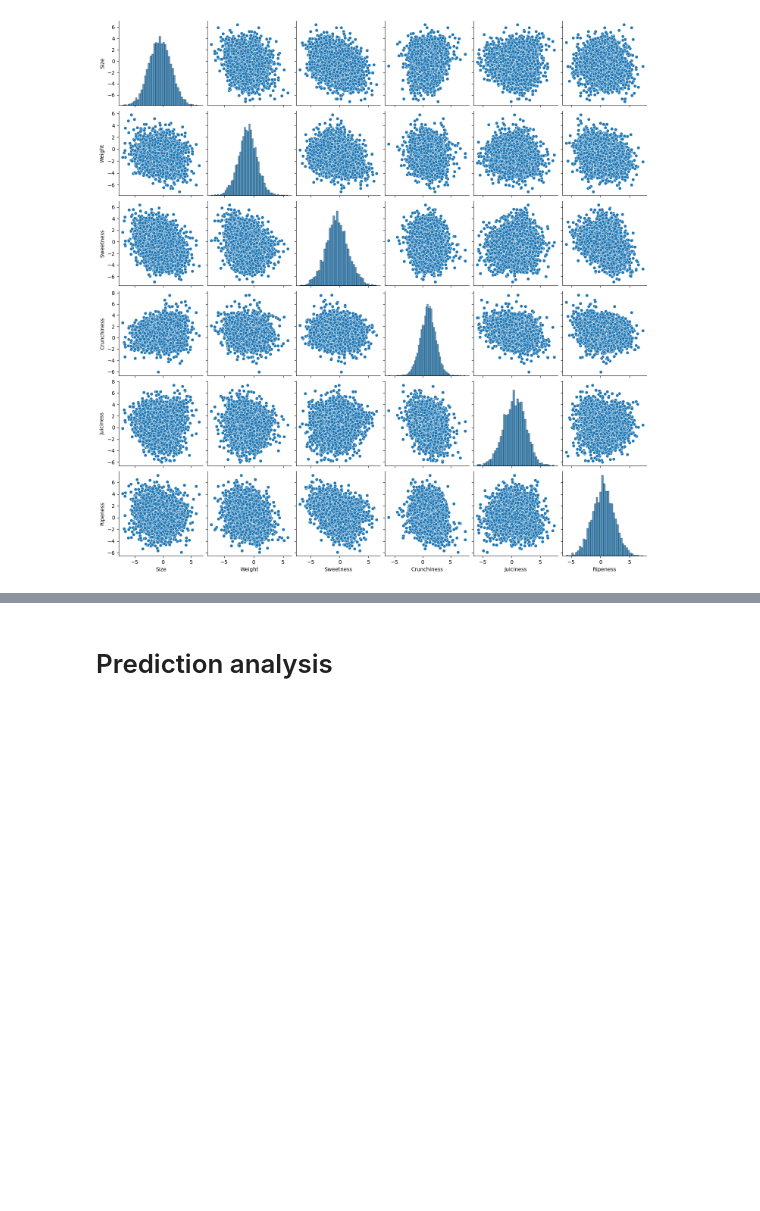
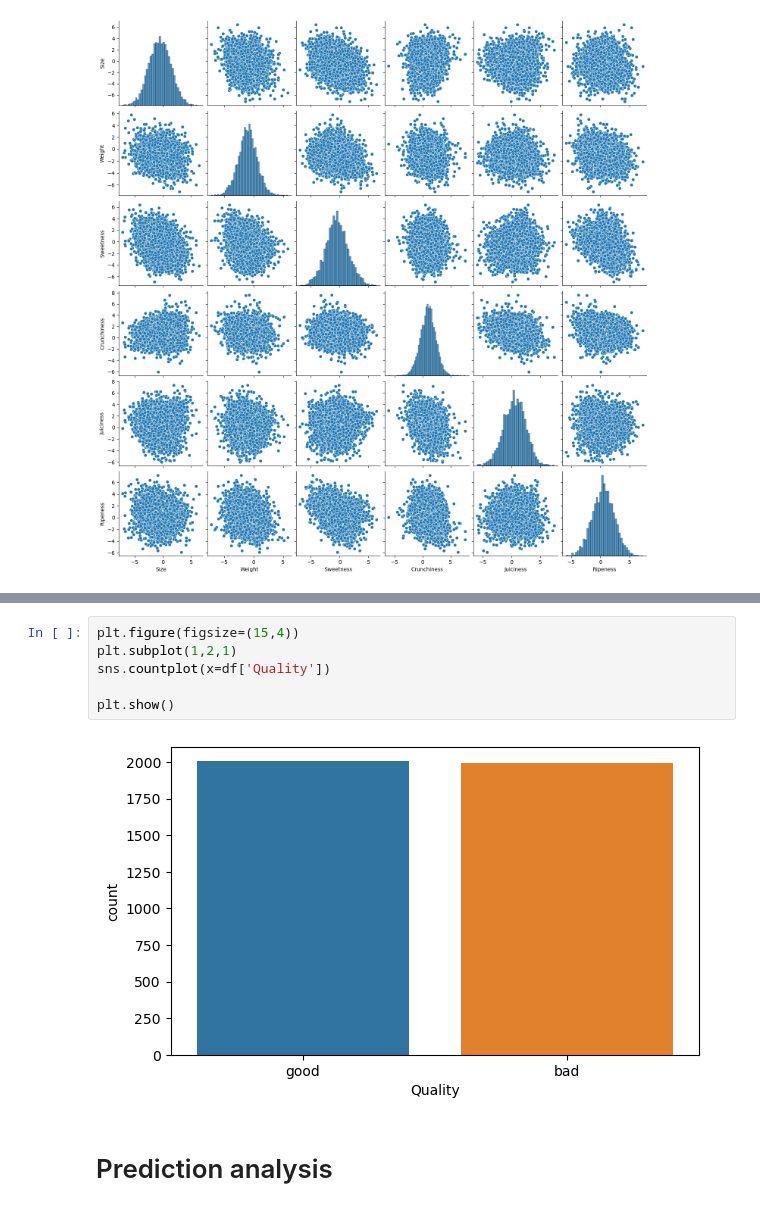
Before and after one commit to johannacf/Apple-quality, a Jupyter notebook: Apple quality.ipynb, the cells around one changed output, grey strips where cells are left out. Saved outputs shown, nothing was run; the diff lists cells and outputs as text; blank space fills up the shorter version.

Commit message:
added graph

```diff
--- a/Apple quality.ipynb
+++ b/Apple quality.ipynb
@@ -148,3 +148,11 @@ plt.show()
+# %%
+plt.figure(figsize=(15,4))
+plt.subplot(1,2,1)
+sns.countplot(x=df['Quality'])
+
+plt.show()
+# %% [output]
+[figure, added]
 # %% [markdown]
 # Prediction analysis
 # %% [markdown]
```
Also changed, not shown: parts of 2 cells of this notebook.
